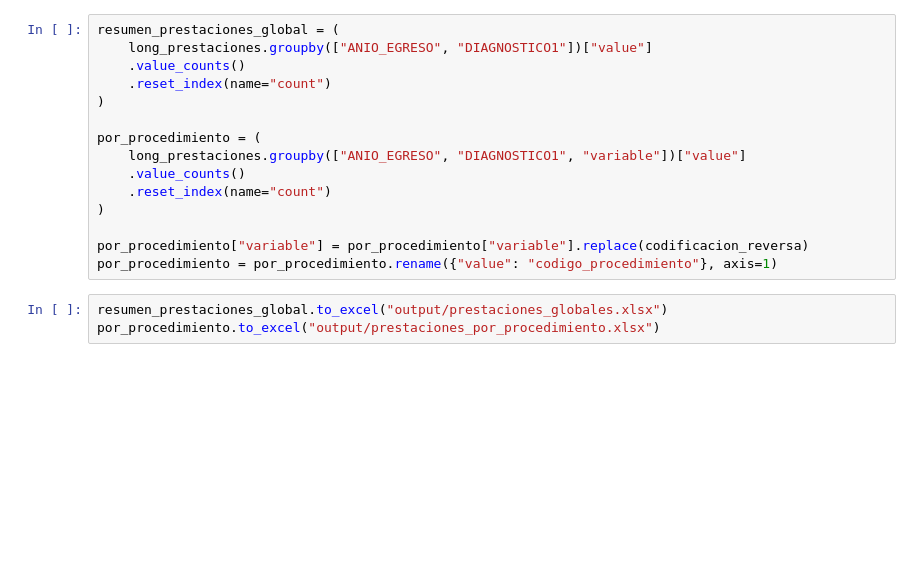
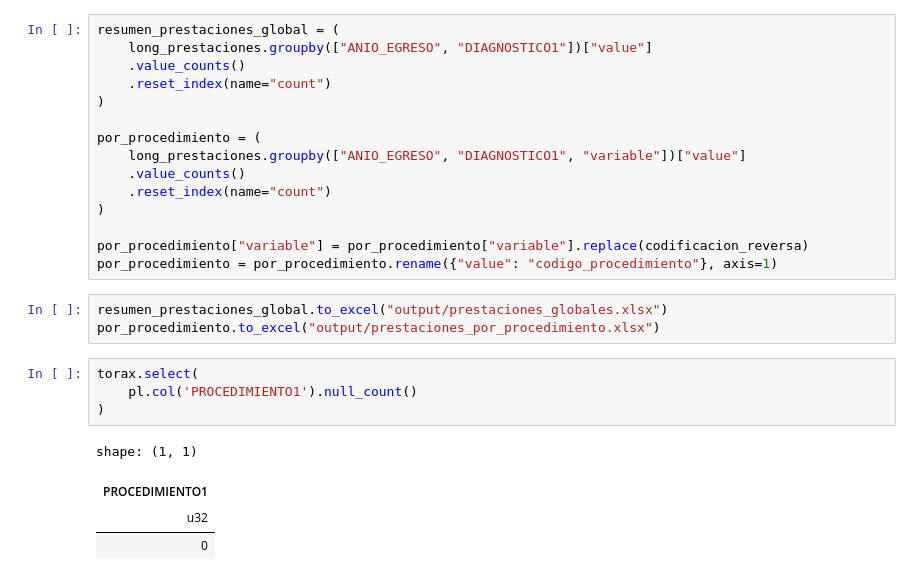
Before and after one commit to JavierRojas14/grd, a Jupyter notebook: analisis.ipynb, the cells around one changed output. Saved outputs shown, nothing was run; the diff lists cells and outputs as text; blank space fills up the shorter version.

```diff
--- a/analisis.ipynb
+++ b/analisis.ipynb
@@ -322,3 +161,12 @@ por_procedimiento = por_procedimiento.rename({"value": "codigo_procedimiento"},
 # %%
 resumen_prestaciones_global.to_excel("output/prestaciones_globales.xlsx")
 por_procedimiento.to_excel("output/prestaciones_por_procedimiento.xlsx")
+# %%
+torax.select(
+    pl.col('PROCEDIMIENTO1').null_count()
+)
+# %% [output]
+shape: (1, 1)
+| PROCEDIMIENTO1 |
+| u32 |
+| 0 |
```
Also changed, not shown: parts of 6 cells of this notebook, 1 other file.
